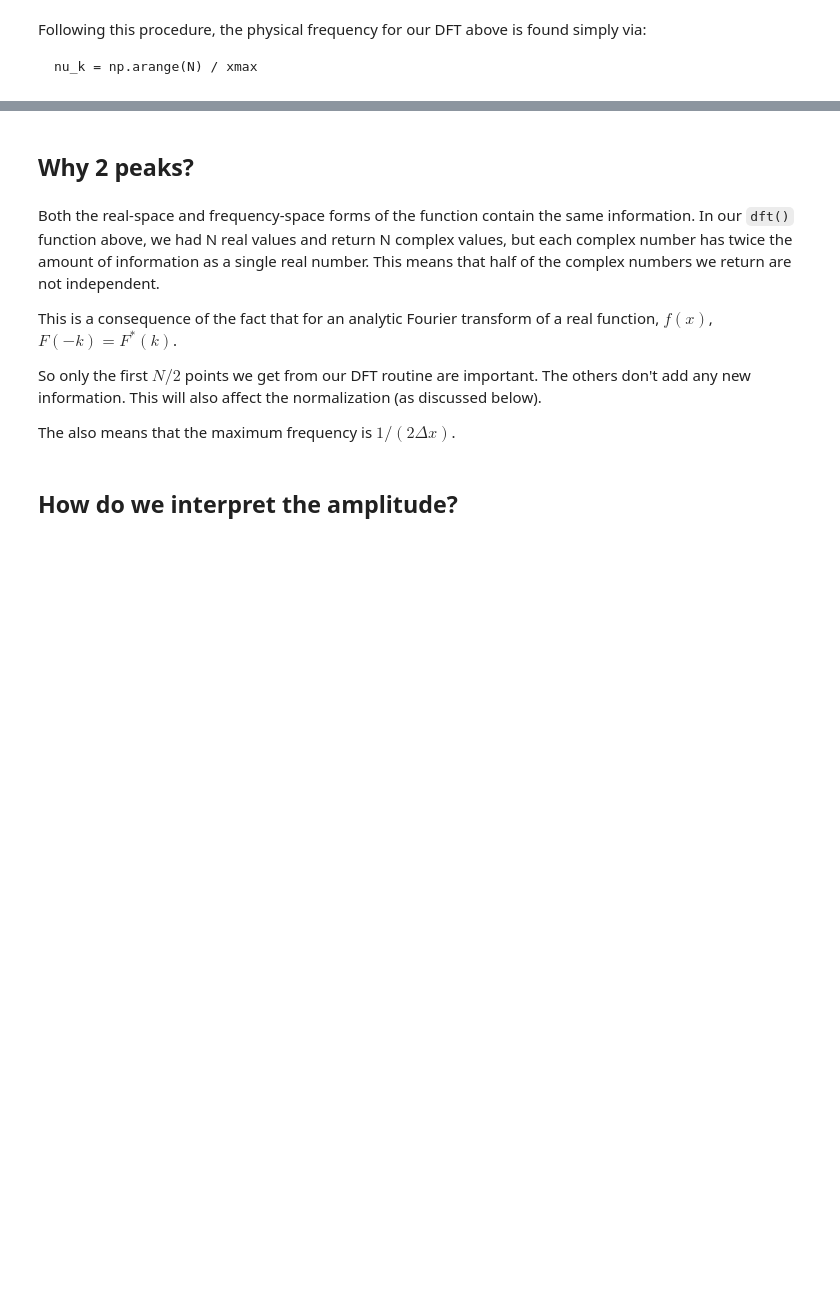
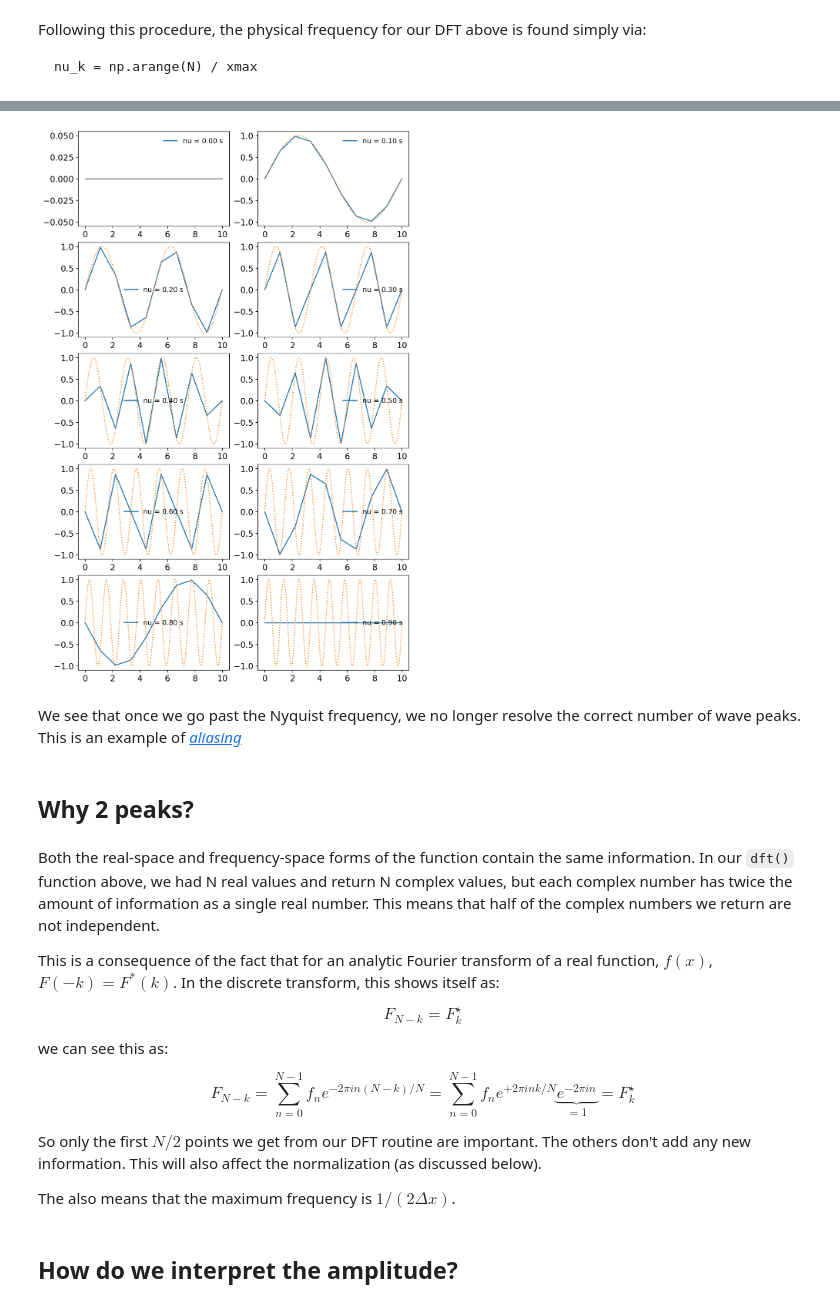
Before and after one commit to zingale/computational_astrophysics, a Jupyter notebook: content/ffts/dft.ipynb, the cells around one changed output, grey strips where cells are left out. Saved outputs shown, nothing was run; the diff lists cells and outputs as text; code cells hidden in the pictures; blank space fills up the shorter version.

Commit message:
add aliasing

```diff
--- a/content/ffts/dft.ipynb
+++ b/content/ffts/dft.ipynb
@@ -113,10 +131,35 @@ nu_k = np.arange(N) / xmax
+# %%
+def f_sin(t, nu):
+    return np.sin(2 * np.pi * nu * t)
+# %%
+fig, axs = plt.subplots(nrows=5, ncols=2, layout="constrained", figsize=(8, 12))
+
+t = np.linspace(0, 10, 10)
+tt = np.linspace(0, 10, 1000)
+
+for n, ax in enumerate(axs.flat):
+    nu = 0.1 * n
+    ax.plot(t, f_sin(t, nu), label=f"nu = {nu:4.2f} s")
+    ax.plot(tt, f_sin(tt, nu), linestyle=":")
+    ax.legend(frameon=False, fontsize="small")
+    ax.set_xlabel="time (s)"
+# %% [output]
+[figure, added]
+# %% [markdown]
+We see that once we go past the Nyquist frequency, we no longer resolve the correct number of wave peaks.  This is an example of [_aliasing_](https://en.wikipedia.org/wiki/Aliasing)
 # %% [markdown]
 ## Why 2 peaks?
 # %% [markdown]
 Both the real-space and frequency-space forms of the function contain the same information.  In our `dft()` function above, we had N real values and return N complex values,
 but each complex number has twice the amount of information as a single real number.  This means that half of the complex numbers we return are not independent.
 
-This is a consequence of the fact that for an analytic Fourier transform of a real function, $f(x)$, $F(-k) = F^*(k)$.
+This is a consequence of the fact that for an analytic Fourier transform of a real function, $f(x)$, $F(-k) = F^*(k)$.  In the discrete transform, this shows itself as:
+
+$$F_{N-k} = F_k^\star$$
+
+we can see this as:
+
+$$F_{N-k} = \sum_{n=0}^{N-1} f_n e^{-2\pi i n (N-k)/N} = \sum_{n=0}^{N-1} f_n e^{+2\pi i n k/N} \underbrace{e^{-2\pi i n}}_{=1} = F_k^\star$$
 
 So only the first $N/2$ points we get from our DFT routine are important.  The others don't add any new information.  This will also affect the normalization (as discussed below).
 
```
Also changed, not shown: parts of 1 cell of this notebook.
